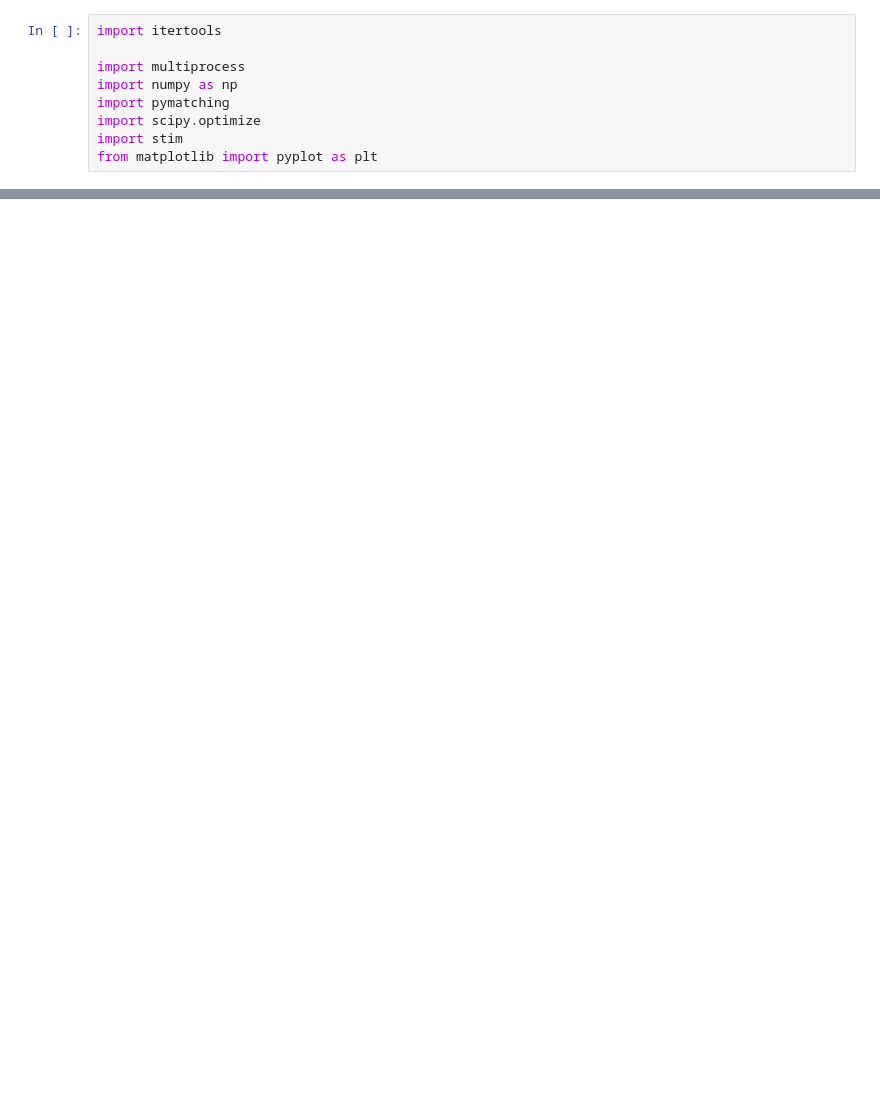
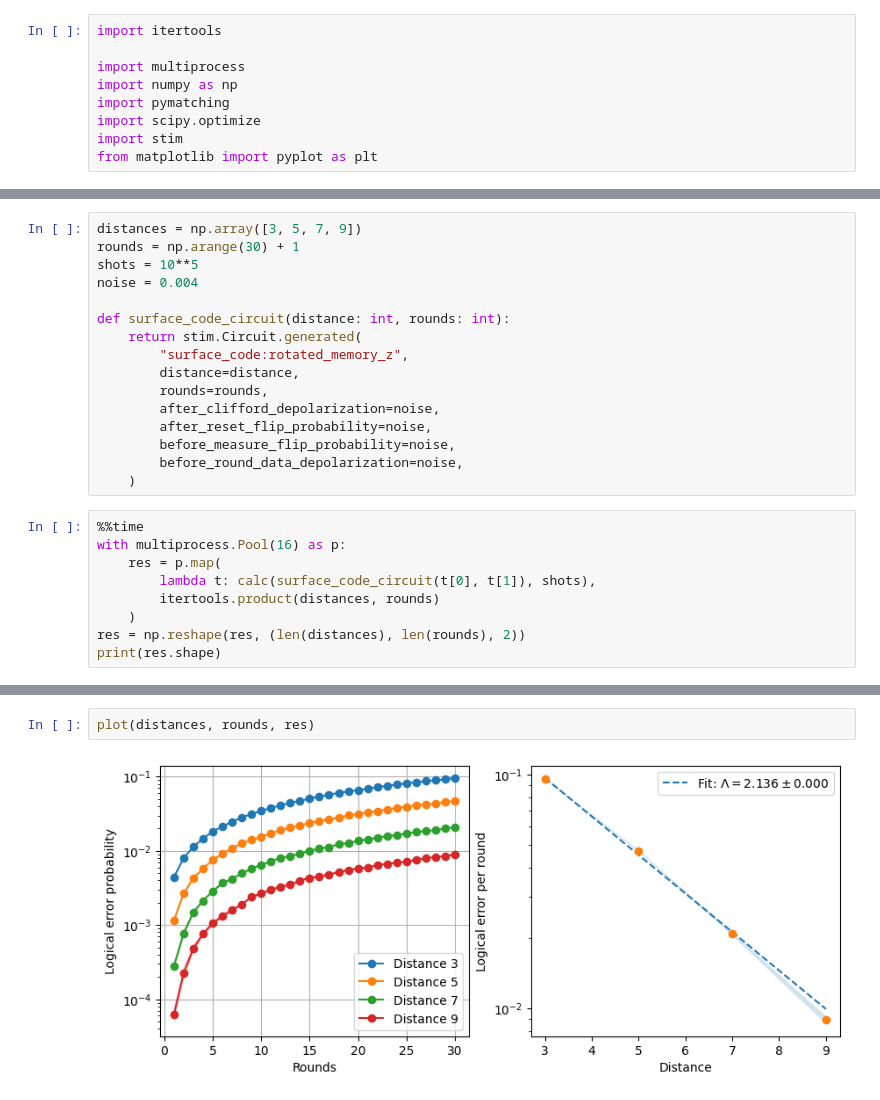
Before and after one commit to qlang-qec/qec, a Jupyter notebook: 3-logical-errors.ipynb, the cells around one changed output, grey strips where cells are left out. Cells and saved outputs as stored; diff of their text form; blank space fills up the shorter version.

```diff
--- a/3-logical-errors.ipynb
+++ b/3-logical-errors.ipynb
@@ -79,0 +97,25 @@ plt.show()
+# %%
+distances = np.array([3, 5, 7, 9])
+rounds = np.arange(30) + 1
+shots = 10**5
+noise = 0.004
+
+def surface_code_circuit(distance: int, rounds: int):
+    return stim.Circuit.generated(
+        "surface_code:rotated_memory_z",
+        distance=distance,
+        rounds=rounds,
+        after_clifford_depolarization=noise,
+        after_reset_flip_probability=noise,
+        before_measure_flip_probability=noise,
+        before_round_data_depolarization=noise,
+    )
+# %%
+%%time
+with multiprocess.Pool(16) as p:
+    res = p.map(
+        lambda t: calc(surface_code_circuit(t[0], t[1]), shots),
+        itertools.product(distances, rounds)
+    )
+res = np.reshape(res, (len(distances), len(rounds), 2))
+print(res.shape)
@@ -79,0 +126,4 @@ plt.show()
+# %%
+plot(distances, rounds, res)
+# %% [output]
+[figure, added]
```
Also changed, not shown: parts of 11 cells of this notebook, 1 other file.
